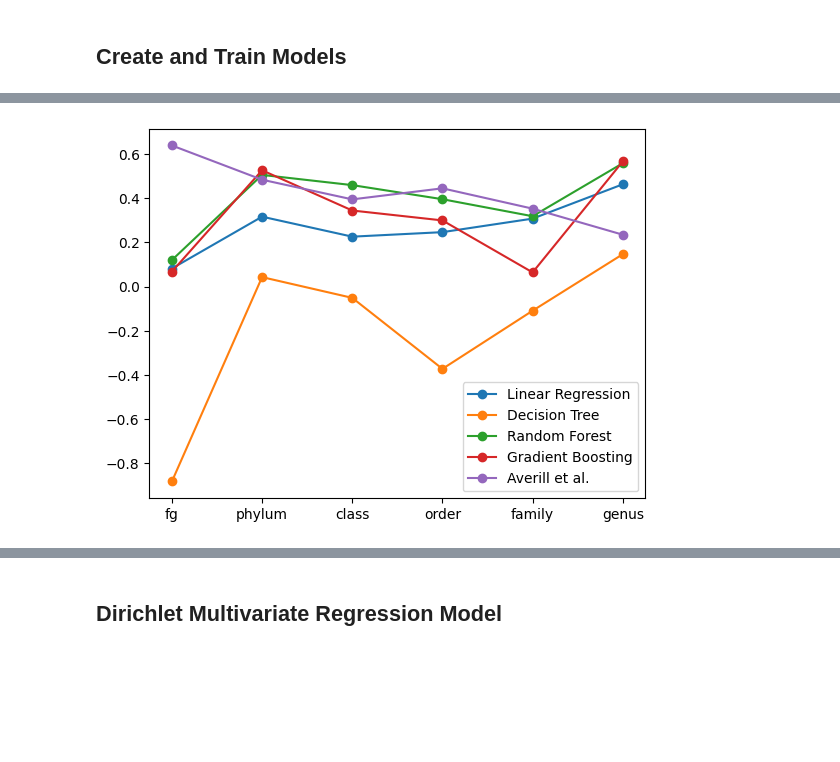
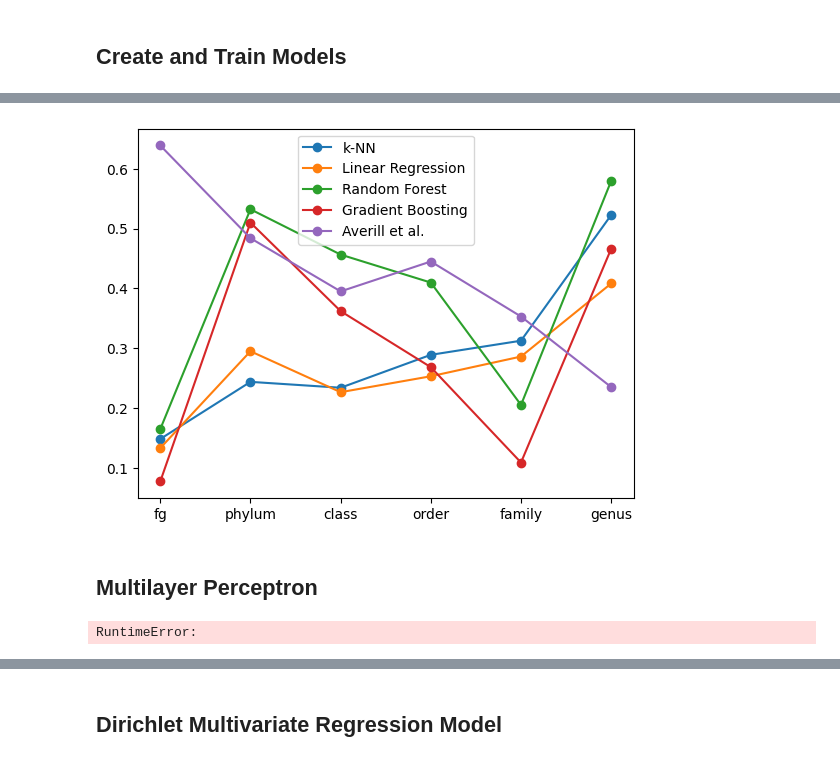
Before and after one commit to Vincent-Therrien/micropyome, a Jupyter notebook: demos/regressions.ipynb, the cells around one changed output, grey strips where cells are left out. Saved outputs shown, nothing was run; the diff lists cells and outputs as text; code cells hidden in the pictures; blank space fills up the shorter version.

```diff
--- a/demos/regressions.ipynb
+++ b/demos/regressions.ipynb
@@ -58,20 +57,9 @@ datasets["fg"]["y_train"].head()
 ## Create and Train Models
 # %%
 models = {
+    "k-NN": KNeighborsRegressor(20),
     "Linear Regression": LinearRegression(),
-    "Decision Tree": DecisionTreeRegressor(),
+    #  "Decision Tree": DecisionTreeRegressor(),
     "Random Forest": RandomForestRegressor(),
     "Gradient Boosting": MultiOutputRegressor(GradientBoostingRegressor()),
 }
-# %%
-results = {}
-for model_name, model in models.items():
-    results[model_name] = {}
-    for level, dataset in datasets.items():
-        model.fit(dataset["x_train"], dataset["y_train"])
-        r = regression.evaluate(
-            model, dataset["x_test"], dataset["y_test"],
-            ignore="other", threshold=0.01
-        )
-        results[model_name][level] = np.mean(r)
-    print(f"Evaluated the model `{model_name}`.")
@@ -83,14 +65,0 @@ Evaluated the model `Gradient Boosting`.
-# %%
-svms = []
-for column in range(14):
-    svms.append(svm.SVR())
-    y = datasets["fg"]["y_train"].iloc[:, column].to_list()
-    svms[-1].fit(datasets["fg"]["x_train"], y)
-
-predictions = []
-for i in range(len(datasets["fg"]["x_test"])):
-    x = np.array(datasets["fg"]["x_test"].iloc[i].to_list()).reshape(1, -1)
-    prediction = []
-    for s in svms:
-        prediction.append(s.predict(x))
-    predictions.append(prediction)
@@ -117,0 +66,2 @@ r
+# %%
+results = regression.evaluate_models_multiple_taxa(models, X, Y, "other", 0.01, 5)
@@ -121,13 +89,19 @@ published_results = averill_results.iloc[0].to_list()[1:]
 # %%
 x = list(range(len(regression.TAXONOMIC_LEVELS)))
 
-for model in results:
-    y = list(results[model].values())
+for model in models:
+    y = [results[level][model] for level in regression.TAXONOMIC_LEVELS]
     plt.plot(x, y, "-o", label=model)
+
 plt.plot(x, published_results, "-o", label="Averill et al.")
-
 plt.xticks(x, regression.TAXONOMIC_LEVELS)
 plt.legend()
 plt.show()
 # %% [output]
-[figure, old version]
+[figure, new version]
+# %% [markdown]
+## Multilayer Perceptron
+# %%
+raise RuntimeError
+# %% [output]
+RuntimeError:
```
Also changed, not shown: parts of 15 cells of this notebook, 1 other file.
